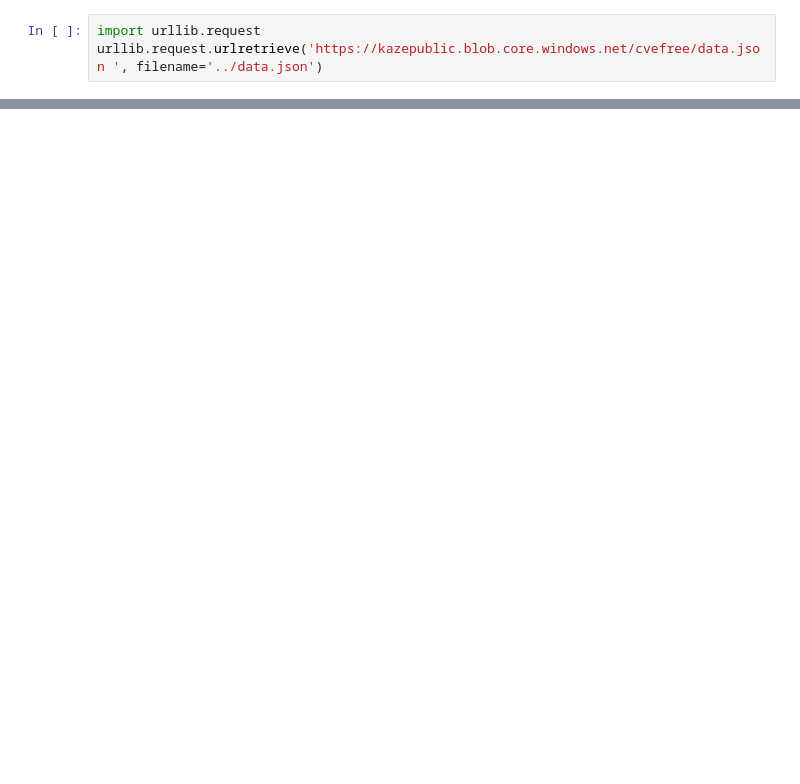
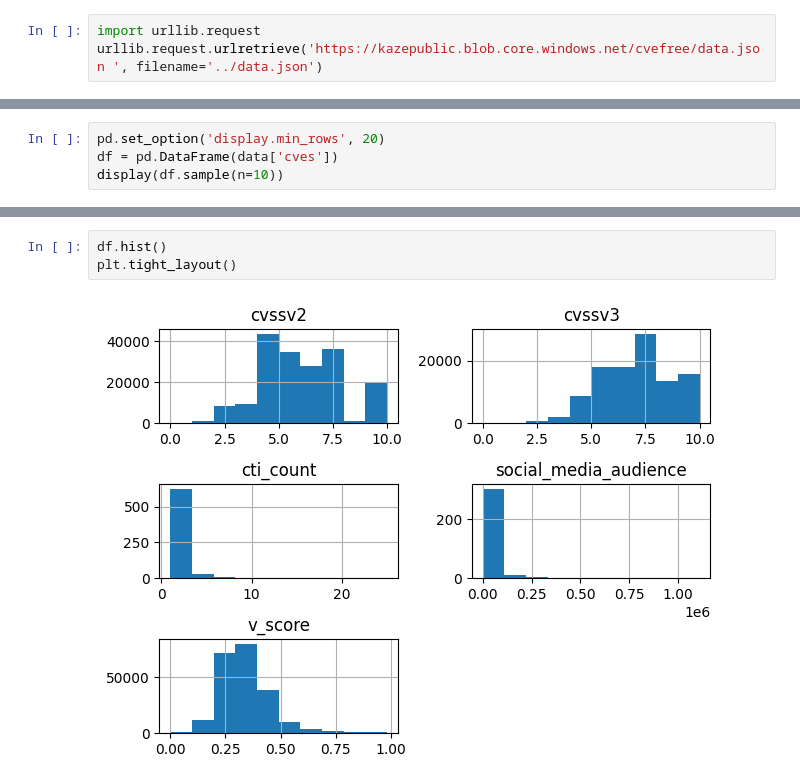
Before and after one commit to kaze-technologies/cvefree, a Jupyter notebook: notebooks/analytics.ipynb, the cells around one changed output, grey strips where cells are left out. Cells and saved outputs as stored; diff of their text form; blank space fills up the shorter version.

```diff
--- a/notebooks/analytics.ipynb
+++ b/notebooks/analytics.ipynb
@@ -71,0 +24,4 @@ plt.show()
+# %%
+pd.set_option('display.min_rows', 20)
+df = pd.DataFrame(data['cves'])
+display(df.sample(n=10))
@@ -71,0 +44,5 @@ plt.show()
+# %%
+df.hist()
+plt.tight_layout()
+# %% [output]
+[figure, added]
```
Also changed, not shown: parts of 12 cells of this notebook.
